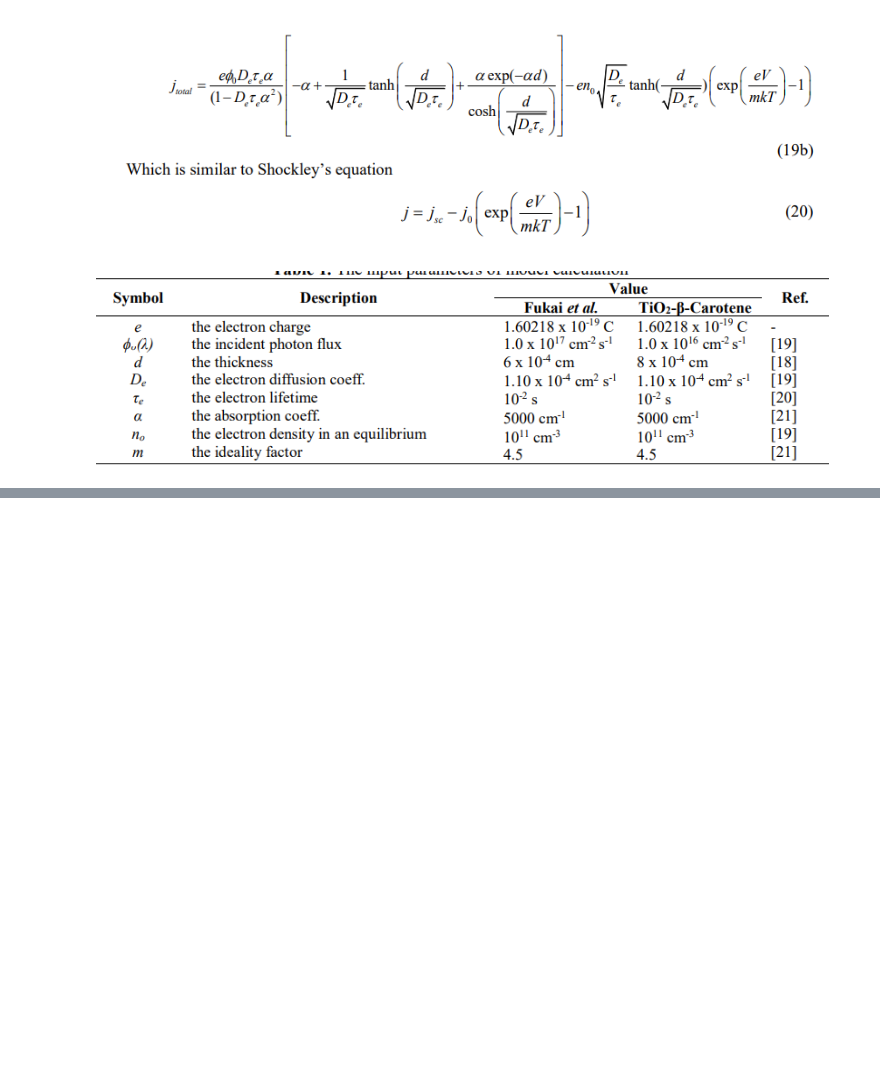
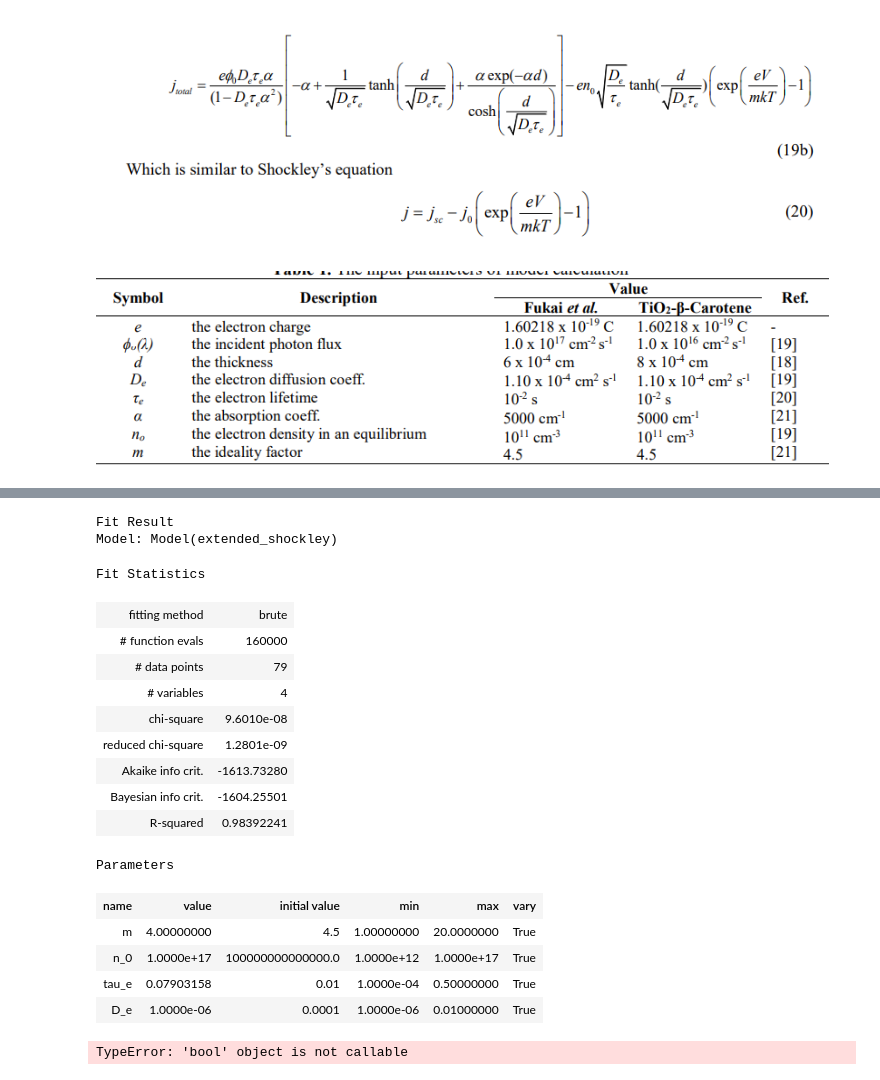
Before and after one commit to anonimpo/dssc-fitting, a Jupyter notebook: test_lmfit_diffusion_model.ipynb, the cells around one changed output, grey strips where cells are left out. Drawn from its saved outputs; the diff is of its cells as text; code cells hidden in the pictures; blank space fills up the shorter version.

```diff
--- a/test.ipynb
+++ b/test_lmfit_diffusion_model.ipynb
@@ -61,0 +101,21 @@ prams, covs = optimize.curve_fit(extended_shockley,V,I)#,p0=initial_geuss), boun
+# %%
+result
+# %% [output]
+Fit Result
+Model: Model(extended_shockley)
+Fit Statistics
+| fitting method | brute |
+| # function evals | 160000 |
+| # data points | 79 |
+| # variables | 4 |
+| chi-square | 9.6010e-08 |
+| reduced chi-square | 1.2801e-09 |
+| Akaike info crit. | -1613.73280 |
+| Bayesian info crit. | -1604.25501 |
+| R-squared | 0.98392241 |
+Parameters
+| name | value | initial value | min | max | vary |
+| m | 4.00000000 | 4.5 | 1.00000000 | 20.0000000 | True |
+| n_0 | 1.0000e+17 | 100000000000000.0 | 1.0000e+12 | 1.0000e+17 | True |
+| tau_e | 0.07903158 | 0.01 | 1.0000e-04 | 0.50000000 | True |
+| D_e | 1.0000e-06 | 0.0001 | 1.0000e-06 | 0.01000000 | True |
@@ -61,0 +124,4 @@ prams, covs = optimize.curve_fit(extended_shockley,V,I)#,p0=initial_geuss), boun
+# %%
+result_final
+# %% [output]
+TypeError: 'bool' object is not callable
```
Also changed, not shown: parts of 5 cells of this notebook, 6 other files.
